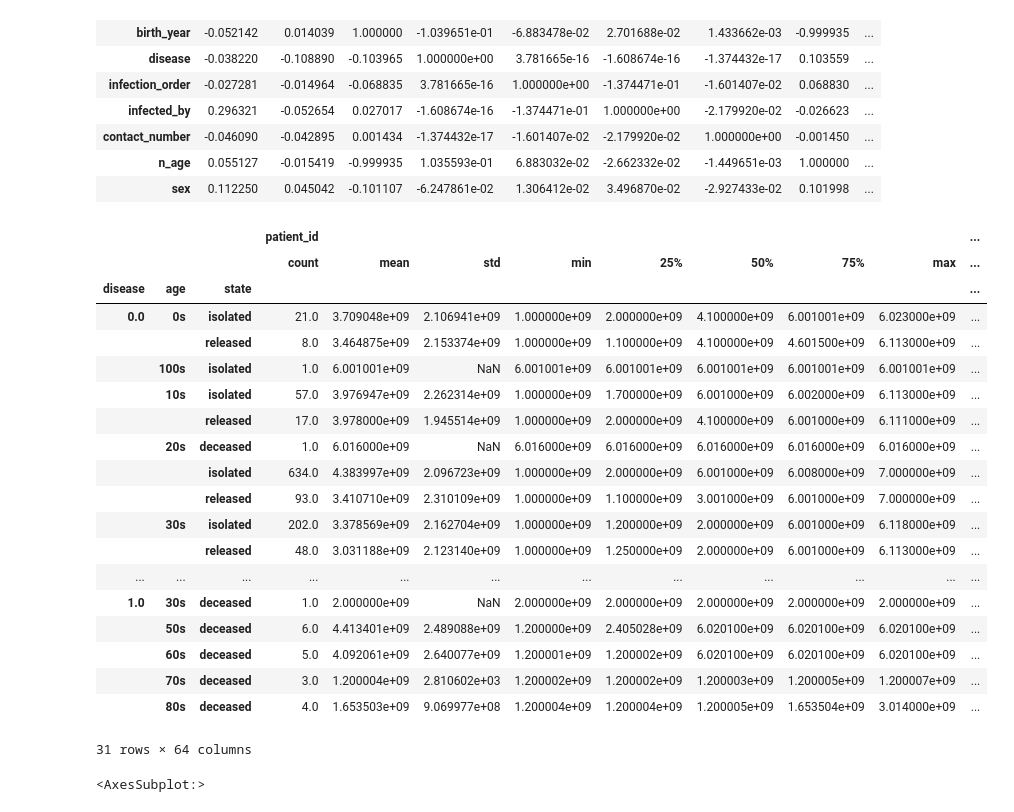
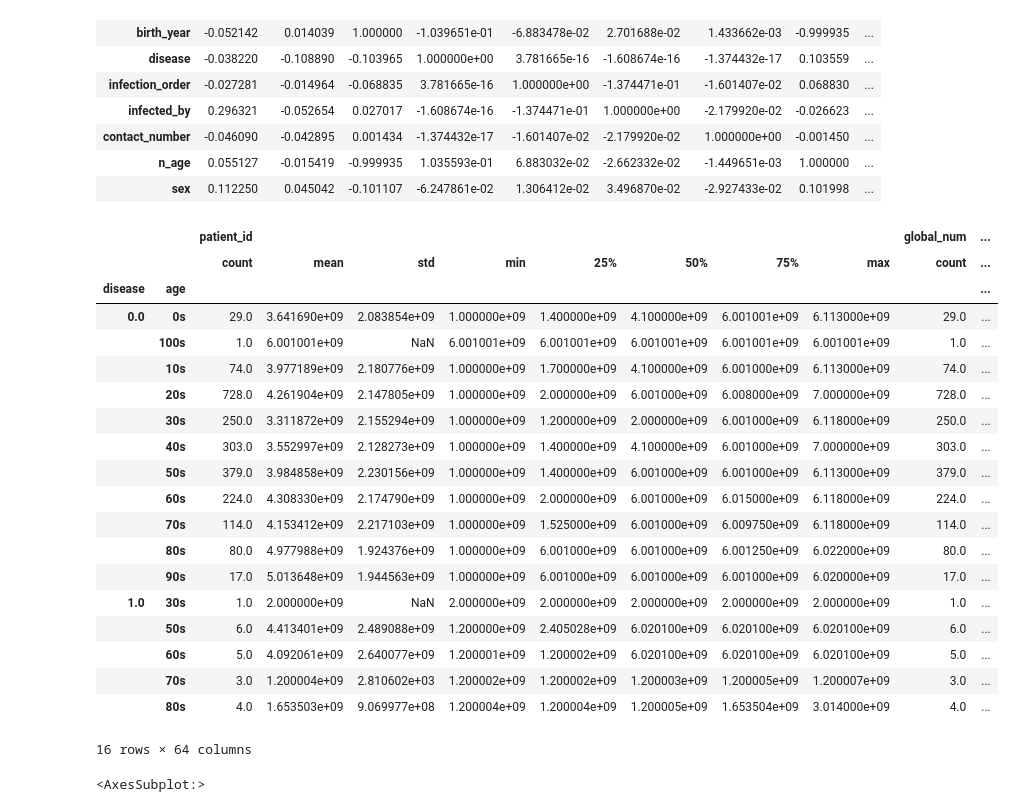
Before and after one commit to phebecarlson/Springboard, a Jupyter notebook: Covid RandomForest Case Study/RandomForest_casestudy_covid19.ipynb, the cells around one changed output. Cells and saved outputs as stored; diff of their text form; code cells hidden in the pictures.

```diff
--- a/Covid RandomForest Case Study/RandomForest_casestudy_covid19.ipynb
+++ b/Covid RandomForest Case Study/RandomForest_casestudy_covid19.ipynb
@@ -291,2 +278,3 @@ Name: sex, Length: 2218, dtype: int64
 # %%
-df = df.replace({'etc': np.nan})
+df['infection_case'].replace({'etc': np.nan}, inplace=True)
+df['city'].replace({'etc': np.nan}, inplace=True)
@@ -431,28 +442,28 @@ df.corr()
 | n_age | 0.055127 | -0.015419 | -0.999935 | 1.035593e-01 | 6.883032e-02 | -2.662332e-02 | -1.449651e-03 | 1.000000 | ... |
 | sex | 0.112250 | 0.045042 | -0.101107 | -6.247861e-02 | 1.306412e-02 | 3.496870e-02 | -2.927433e-02 | 0.101998 | ... |
 # %%
-df.groupby(by=['disease', 'age', 'state']).describe()
+df.groupby(by=['disease', 'age']).describe()
 # %% [output]
-|  |  |  | patient_id |  |  |  |  |  |  |  | ... |
-|  |  |  | count | mean | std | min | 25% | 50% | 75% | max | ... |
-| disease | age | state |  |  |  |  |  |  |  |  | ... |
-| 0.0 | 0s | isolated | 21.0 | 3.709048e+09 | 2.106941e+09 | 1.000000e+09 | 2.000000e+09 | 4.100000e+09 | 6.001001e+09 | 6.023000e+09 | ... |
-|  |  | released | 8.0 | 3.464875e+09 | 2.153374e+09 | 1.000000e+09 | 1.100000e+09 | 4.100000e+09 | 4.601500e+09 | 6.113000e+09 | ... |
-|  | 100s | isolated | 1.0 | 6.001001e+09 | NaN | 6.001001e+09 | 6.001001e+09 | 6.001001e+09 | 6.001001e+09 | 6.001001e+09 | ... |
-|  | 10s | isolated | 57.0 | 3.976947e+09 | 2.262314e+09 | 1.000000e+09 | 1.700000e+09 | 6.001000e+09 | 6.002000e+09 | 6.113000e+09 | ... |
-|  |  | released | 17.0 | 3.978000e+09 | 1.945514e+09 | 1.000000e+09 | 2.000000e+09 | 4.100000e+09 | 6.001000e+09 | 6.111000e+09 | ... |
-|  | 20s | deceased | 1.0 | 6.016000e+09 | NaN | 6.016000e+09 | 6.016000e+09 | 6.016000e+09 | 6.016000e+09 | 6.016000e+09 | ... |
-|  |  | isolated | 634.0 | 4.383997e+09 | 2.096723e+09 | 1.000000e+09 | 2.000000e+09 | 6.001000e+09 | 6.008000e+09 | 7.000000e+09 | ... |
-|  |  | released | 93.0 | 3.410710e+09 | 2.310109e+09 | 1.000000e+09 | 1.100000e+09 | 3.001000e+09 | 6.001000e+09 | 7.000000e+09 | ... |
-|  | 30s | isolated | 202.0 | 3.378569e+09 | 2.162704e+09 | 1.000000e+09 | 1.200000e+09 | 2.000000e+09 | 6.001000e+09 | 6.118000e+09 | ... |
-|  |  | released | 48.0 | 3.031188e+09 | 2.123140e+09 | 1.000000e+09 | 1.250000e+09 | 2.000000e+09 | 6.001000e+09 | 6.113000e+09 | ... |
-| ... | ... | ... | ... | ... | ... | ... | ... | ... | ... | ... | ... |
-| 1.0 | 30s | deceased | 1.0 | 2.000000e+09 | NaN | 2.000000e+09 | 2.000000e+09 | 2.000000e+09 | 2.000000e+09 | 2.000000e+09 | ... |
-|  | 50s | deceased | 6.0 | 4.413401e+09 | 2.489088e+09 | 1.200000e+09 | 2.405028e+09 | 6.020100e+09 | 6.020100e+09 | 6.020100e+09 | ... |
-|  | 60s | deceased | 5.0 | 4.092061e+09 | 2.640077e+09 | 1.200001e+09 | 1.200002e+09 | 6.020100e+09 | 6.020100e+09 | 6.020100e+09 | ... |
-|  | 70s | deceased | 3.0 | 1.200004e+09 | 2.810602e+03 | 1.200002e+09 | 1.200002e+09 | 1.200003e+09 | 1.200005e+09 | 1.200007e+09 | ... |
-|  | 80s | deceased | 4.0 | 1.653503e+09 | 9.069977e+08 | 1.200004e+09 | 1.200004e+09 | 1.200005e+09 | 1.653504e+09 | 3.014000e+09 | ... |
+|  |  | patient_id |  |  |  |  |  |  |  | global_num | ... |
+|  |  | count | mean | std | min | 25% | 50% | 75% | max | count | ... |
+| disease | age |  |  |  |  |  |  |  |  |  | ... |
+| 0.0 | 0s | 29.0 | 3.641690e+09 | 2.083854e+09 | 1.000000e+09 | 1.400000e+09 | 4.100000e+09 | 6.001001e+09 | 6.113000e+09 | 29.0 | ... |
+|  | 100s | 1.0 | 6.001001e+09 | NaN | 6.001001e+09 | 6.001001e+09 | 6.001001e+09 | 6.001001e+09 | 6.001001e+09 | 1.0 | ... |
+|  | 10s | 74.0 | 3.977189e+09 | 2.180776e+09 | 1.000000e+09 | 1.700000e+09 | 4.100000e+09 | 6.001000e+09 | 6.113000e+09 | 74.0 | ... |
+|  | 20s | 728.0 | 4.261904e+09 | 2.147805e+09 | 1.000000e+09 | 2.000000e+09 | 6.001000e+09 | 6.008000e+09 | 7.000000e+09 | 728.0 | ... |
+|  | 30s | 250.0 | 3.311872e+09 | 2.155294e+09 | 1.000000e+09 | 1.200000e+09 | 2.000000e+09 | 6.001000e+09 | 6.118000e+09 | 250.0 | ... |
+|  | 40s | 303.0 | 3.552997e+09 | 2.128273e+09 | 1.000000e+09 | 1.400000e+09 | 4.100000e+09 | 6.001000e+09 | 7.000000e+09 | 303.0 | ... |
+|  | 50s | 379.0 | 3.984858e+09 | 2.230156e+09 | 1.000000e+09 | 1.400000e+09 | 6.001000e+09 | 6.001000e+09 | 6.113000e+09 | 379.0 | ... |
+|  | 60s | 224.0 | 4.308330e+09 | 2.174790e+09 | 1.000000e+09 | 2.000000e+09 | 6.001000e+09 | 6.015000e+09 | 6.118000e+09 | 224.0 | ... |
+|  | 70s | 114.0 | 4.153412e+09 | 2.217103e+09 | 1.000000e+09 | 1.525000e+09 | 6.001000e+09 | 6.009750e+09 | 6.118000e+09 | 114.0 | ... |
+|  | 80s | 80.0 | 4.977988e+09 | 1.924376e+09 | 1.000000e+09 | 6.001000e+09 | 6.001000e+09 | 6.001250e+09 | 6.022000e+09 | 80.0 | ... |
+|  | 90s | 17.0 | 5.013648e+09 | 1.944563e+09 | 1.000000e+09 | 6.001000e+09 | 6.001000e+09 | 6.001000e+09 | 6.020000e+09 | 17.0 | ... |
+| 1.0 | 30s | 1.0 | 2.000000e+09 | NaN | 2.000000e+09 | 2.000000e+09 | 2.000000e+09 | 2.000000e+09 | 2.000000e+09 | 1.0 | ... |
+|  | 50s | 6.0 | 4.413401e+09 | 2.489088e+09 | 1.200000e+09 | 2.405028e+09 | 6.020100e+09 | 6.020100e+09 | 6.020100e+09 | 6.0 | ... |
+|  | 60s | 5.0 | 4.092061e+09 | 2.640077e+09 | 1.200001e+09 | 1.200002e+09 | 6.020100e+09 | 6.020100e+09 | 6.020100e+09 | 5.0 | ... |
+|  | 70s | 3.0 | 1.200004e+09 | 2.810602e+03 | 1.200002e+09 | 1.200002e+09 | 1.200003e+09 | 1.200005e+09 | 1.200007e+09 | 3.0 | ... |
+|  | 80s | 4.0 | 1.653503e+09 | 9.069977e+08 | 1.200004e+09 | 1.200004e+09 | 1.200005e+09 | 1.653504e+09 | 3.014000e+09 | 4.0 | ... |
-31 rows × 64 columns
+16 rows × 64 columns
 # %%
 sns.heatmap(df1.corr(), cmap='RdBu', annot=True, fmt='.1g')
 # %% [output]
```
Also changed, not shown: parts of 19 cells of this notebook, 2 other files.
